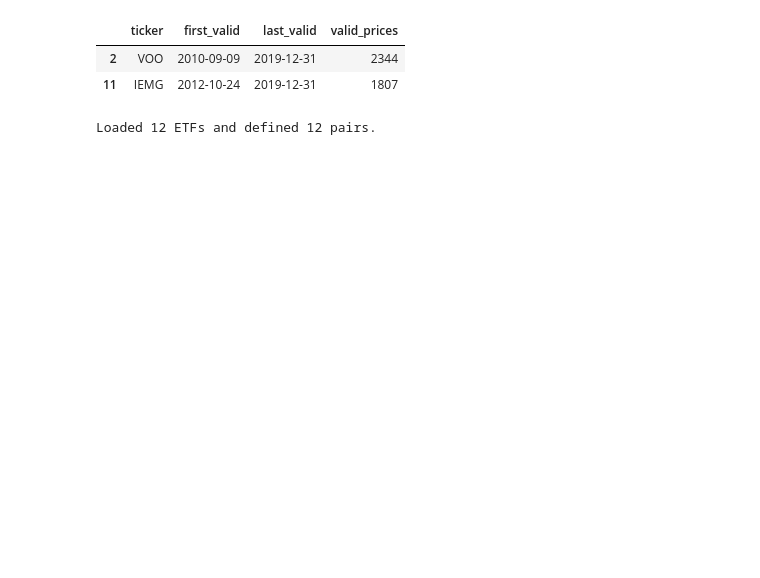
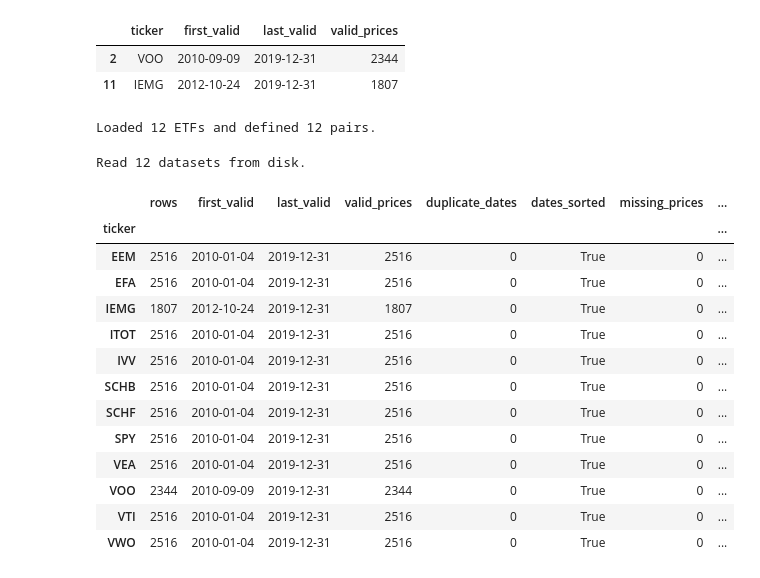
Before and after one commit to tumlumtala1610-creator/pairs-trading-research, a Jupyter notebook: notebooks/01_data_quality.ipynb, the cells around one changed output. Cells and saved outputs as stored; diff of their text form; code cells hidden in the pictures; blank space fills up the shorter version.

Commit message:
Complete initial data quality review and pair coverage

```diff
--- a/notebooks/01_data_quality.ipynb
+++ b/notebooks/01_data_quality.ipynb
@@ -343,3 +343,69 @@ print(f"Loaded {len(raw)} ETFs and defined {len(candidate_pairs)} pairs.")
 | 2 | VOO | 2010-09-09 | 2019-12-31 | 2344 |
 | 11 | IEMG | 2012-10-24 | 2019-12-31 | 1807 |
 Loaded 12 ETFs and defined 12 pairs.
+# %%
+import numpy as np
+import matplotlib.pyplot as plt
+
+raw = {}
+
+for ticker in tickers:
+    data = pd.read_csv(
+        RAW_DIR / f"{ticker}.csv",
+        index_col="Date",
+        parse_dates=True,
+    )
+
+    data.index = pd.DatetimeIndex(data.index)
+
+    if data.index.tz is not None:
+        data.index = data.index.tz_localize(None)
+
+    data.index = data.index.normalize()
+    raw[ticker] = data
+
+print(f"Read {len(raw)} datasets from disk.")
+# %% [output]
+Read 12 datasets from disk.
+# %%
+quality_rows = []
+
+for ticker, data in raw.items():
+    price = data["Adj Close"]
+    volume = data["Volume"]
+    valid = price.dropna()
+
+    quality_rows.append({
+        "ticker": ticker,
+        "rows": len(data),
+        "first_valid": valid.index.min(),
+        "last_valid": valid.index.max(),
+        "valid_prices": price.notna().sum(),
+        "duplicate_dates": data.index.duplicated().sum(),
+        "dates_sorted": data.index.is_monotonic_increasing,
+        "missing_prices": price.isna().sum(),
+        "nonpositive_prices": price.le(0).sum(),
+        "infinite_prices": np.isinf(price).sum(),
+        "missing_volume": volume.isna().sum(),
+        "zero_volume": volume.eq(0).sum(),
+        "negative_volume": volume.lt(0).sum(),
+    })
+
+quality = pd.DataFrame(quality_rows).set_index("ticker")
+
+display(quality)
+# %% [output]
+|  | rows | first_valid | last_valid | valid_prices | duplicate_dates | dates_sorted | missing_prices | ... |
+| ticker |  |  |  |  |  |  |  | ... |
+| EEM | 2516 | 2010-01-04 | 2019-12-31 | 2516 | 0 | True | 0 | ... |
+| EFA | 2516 | 2010-01-04 | 2019-12-31 | 2516 | 0 | True | 0 | ... |
+| IEMG | 1807 | 2012-10-24 | 2019-12-31 | 1807 | 0 | True | 0 | ... |
+| ITOT | 2516 | 2010-01-04 | 2019-12-31 | 2516 | 0 | True | 0 | ... |
+| IVV | 2516 | 2010-01-04 | 2019-12-31 | 2516 | 0 | True | 0 | ... |
+| SCHB | 2516 | 2010-01-04 | 2019-12-31 | 2516 | 0 | True | 0 | ... |
+| SCHF | 2516 | 2010-01-04 | 2019-12-31 | 2516 | 0 | True | 0 | ... |
+| SPY | 2516 | 2010-01-04 | 2019-12-31 | 2516 | 0 | True | 0 | ... |
+| VEA | 2516 | 2010-01-04 | 2019-12-31 | 2516 | 0 | True | 0 | ... |
+| VOO | 2344 | 2010-09-09 | 2019-12-31 | 2344 | 0 | True | 0 | ... |
+| VTI | 2516 | 2010-01-04 | 2019-12-31 | 2516 | 0 | True | 0 | ... |
+| VWO | 2516 | 2010-01-04 | 2019-12-31 | 2516 | 0 | True | 0 | ... |
```
Also changed, not shown: parts of 14 cells of this notebook, 11 other files.
